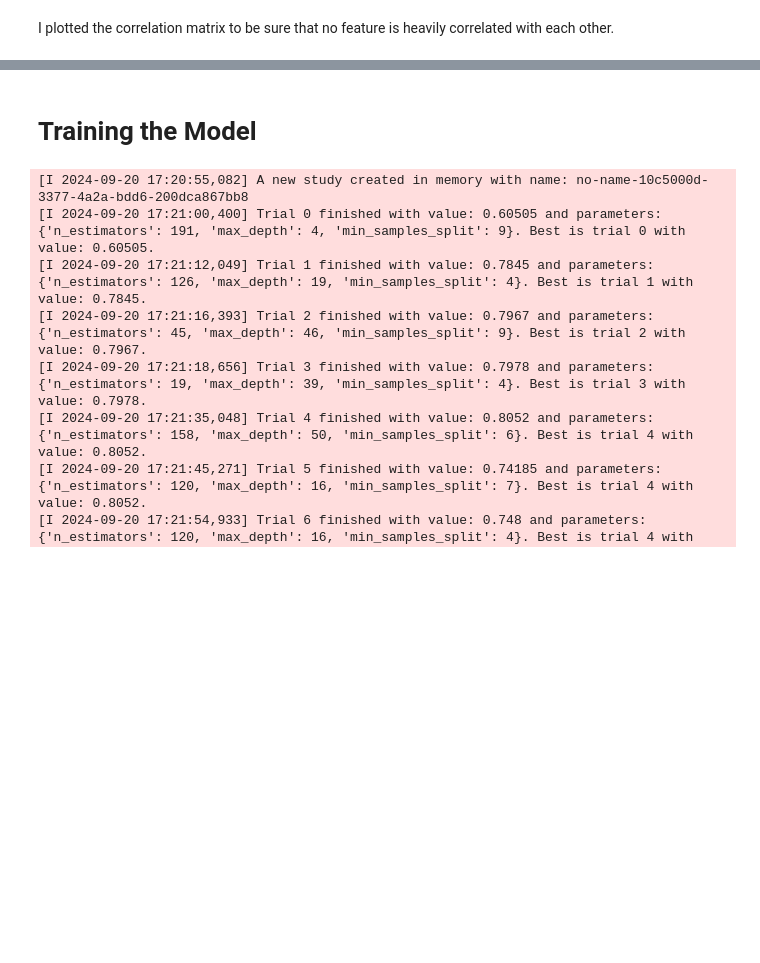
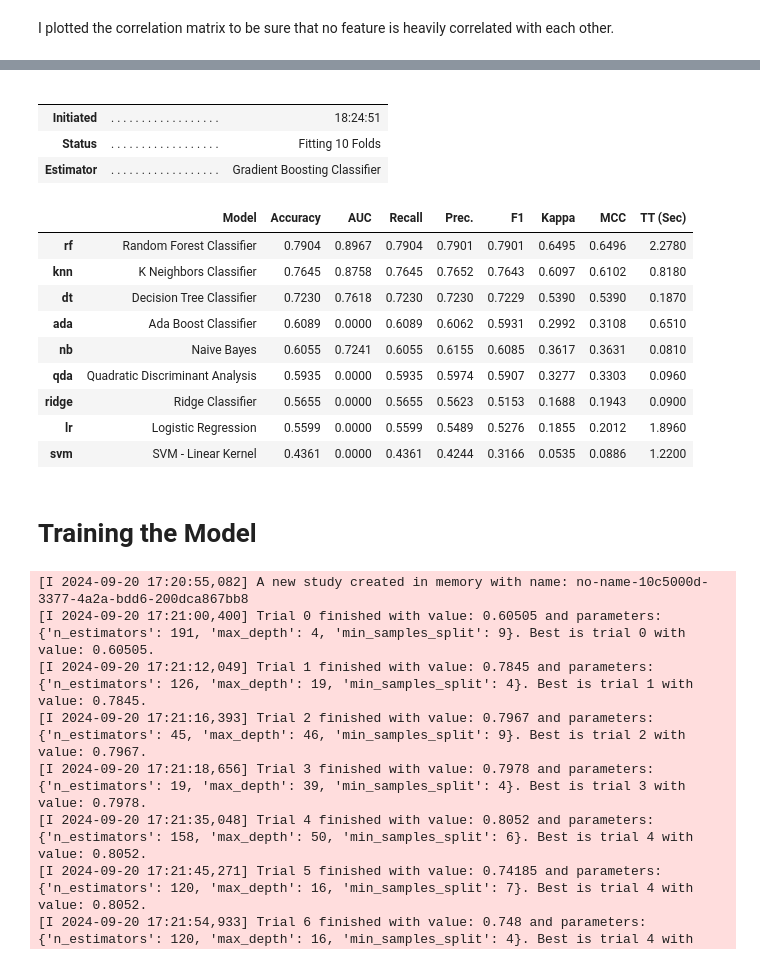
Before and after one commit to EsraKorkmazz/FINANCE-STREAMLIT-APP, a Jupyter notebook: notebooks/3-machine-learning.ipynb, the cells around one changed output, grey strips where cells are left out. Saved outputs shown, nothing was run; the diff lists cells and outputs as text; code cells hidden in the pictures; blank space fills up the shorter version.

```diff
--- a/notebooks/3-machine-learning.ipynb
+++ b/notebooks/3-machine-learning.ipynb
@@ -63,3 +86,21 @@ I plotted the correlation matrix to be sure that no feature is heavily correlate
+# %%
+best = compare_models()
+# %% [output]
+|  |  |  |
+|  |  |  |
+| Initiated | . . . . . . . . . . . . . . . . . . | 18:24:51 |
+| Status | . . . . . . . . . . . . . . . . . . | Fitting 10 Folds |
+| Estimator | . . . . . . . . . . . . . . . . . . | Gradient Boosting Classifier |
+|  | Model | Accuracy | AUC | Recall | Prec. | F1 | Kappa | MCC | TT (Sec) |
+| rf | Random Forest Classifier | 0.7904 | 0.8967 | 0.7904 | 0.7901 | 0.7901 | 0.6495 | 0.6496 | 2.2780 |
+| knn | K Neighbors Classifier | 0.7645 | 0.8758 | 0.7645 | 0.7652 | 0.7643 | 0.6097 | 0.6102 | 0.8180 |
+| dt | Decision Tree Classifier | 0.7230 | 0.7618 | 0.7230 | 0.7230 | 0.7229 | 0.5390 | 0.5390 | 0.1870 |
+| ada | Ada Boost Classifier | 0.6089 | 0.0000 | 0.6089 | 0.6062 | 0.5931 | 0.2992 | 0.3108 | 0.6510 |
+| nb | Naive Bayes | 0.6055 | 0.7241 | 0.6055 | 0.6155 | 0.6085 | 0.3617 | 0.3631 | 0.0810 |
+| qda | Quadratic Discriminant Analysis | 0.5935 | 0.0000 | 0.5935 | 0.5974 | 0.5907 | 0.3277 | 0.3303 | 0.0960 |
+| ridge | Ridge Classifier | 0.5655 | 0.0000 | 0.5655 | 0.5623 | 0.5153 | 0.1688 | 0.1943 | 0.0900 |
+| lr | Logistic Regression | 0.5599 | 0.0000 | 0.5599 | 0.5489 | 0.5276 | 0.1855 | 0.2012 | 1.8960 |
+| svm | SVM - Linear Kernel | 0.4361 | 0.0000 | 0.4361 | 0.4244 | 0.3166 | 0.0535 | 0.0886 | 1.2200 |
 # %% [markdown]
 # Training the Model
 # %%
```
Also changed, not shown: parts of 12 cells of this notebook, 2 other files.
